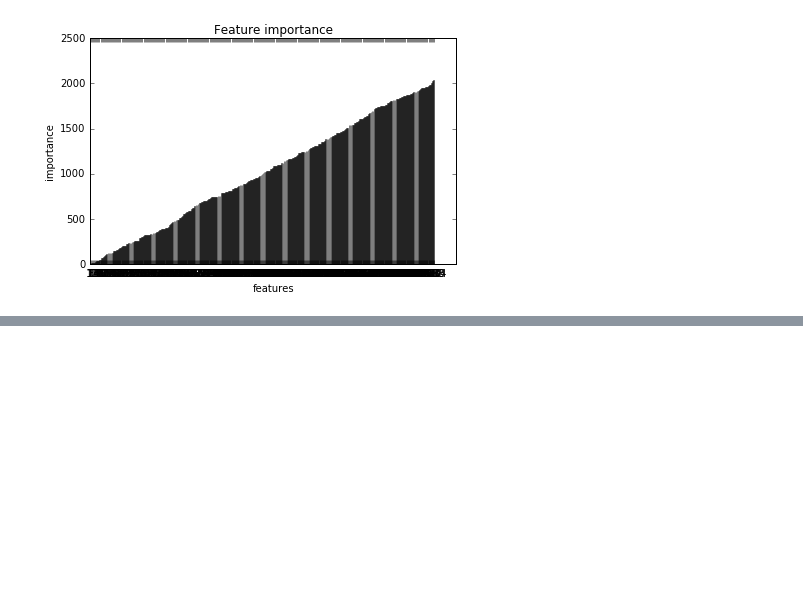
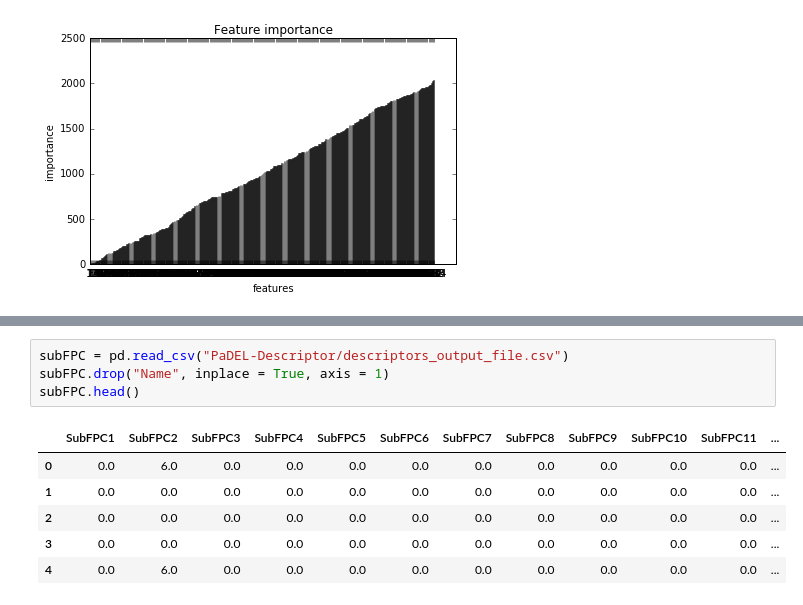
Before and after one commit to cdmbi/HDAC-Chembl, a Jupyter notebook: QSAR Analysis.ipynb, the cells around one changed output, grey strips where cells are left out. Saved outputs shown, nothing was run; the diff lists cells and outputs as text; blank space fills up the shorter version.

```diff
--- a/QSAR Analysis.ipynb
+++ b/QSAR Analysis.ipynb
@@ -323,0 +354,11 @@ plt.tight_layout()
+# %%
+subFPC = pd.read_csv("PaDEL-Descriptor/descriptors_output_file.csv")
+subFPC.drop("Name", inplace = True, axis = 1)
+subFPC.head()
+# %% [output]
+|  | SubFPC1 | SubFPC2 | SubFPC3 | SubFPC4 | SubFPC5 | SubFPC6 | SubFPC7 | SubFPC8 | SubFPC9 | SubFPC10 | SubFPC11 | ... |
+| 0 | 0.0 | 6.0 | 0.0 | 0.0 | 0.0 | 0.0 | 0.0 | 0.0 | 0.0 | 0.0 | 0.0 | ... |
+| 1 | 0.0 | 0.0 | 0.0 | 0.0 | 0.0 | 0.0 | 0.0 | 0.0 | 0.0 | 0.0 | 0.0 | ... |
+| 2 | 0.0 | 0.0 | 0.0 | 0.0 | 0.0 | 0.0 | 0.0 | 0.0 | 0.0 | 0.0 | 0.0 | ... |
+| 3 | 0.0 | 0.0 | 0.0 | 0.0 | 0.0 | 0.0 | 0.0 | 0.0 | 0.0 | 0.0 | 0.0 | ... |
+| 4 | 0.0 | 6.0 | 0.0 | 0.0 | 0.0 | 0.0 | 0.0 | 0.0 | 0.0 | 0.0 | 0.0 | ... |
```
Also changed, not shown: parts of 7 cells of this notebook.
